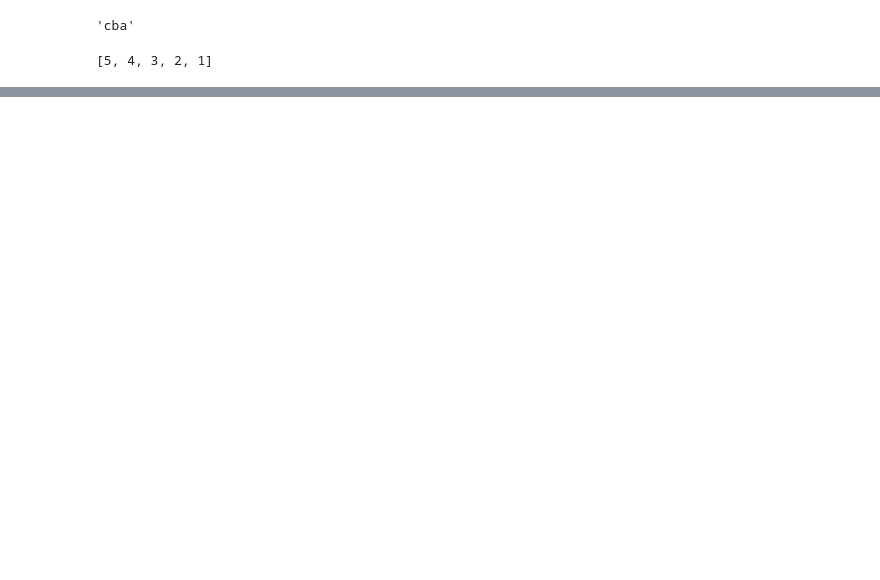
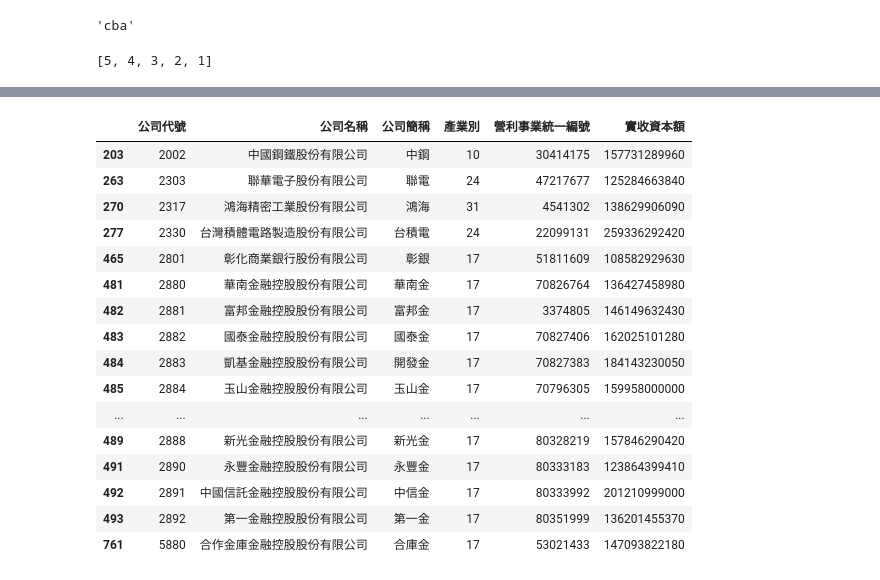
Before and after one commit to a0014939/20240829, a Jupyter notebook: 20240830.ipynb, the cells around one changed output, grey strips where cells are left out. Saved outputs shown, nothing was run; the diff lists cells and outputs as text; code cells hidden in the pictures; blank space fills up the shorter version.

```diff
--- a/20240830.ipynb
+++ b/20240830.ipynb
@@ -1002,0 +1296,4 @@ x[::-1]
+# %%
+url = "https://mopsfin.twse.com.tw/opendata/t187ap03_L.csv"
+# %%
+df = pd.read_csv(url)
@@ -1002,0 +1360,3 @@ x[::-1]
+# %%
+col = ['公司代號', '公司名稱', '公司簡稱', '產業別', '營利事業統一編號', '實收資本額']
+df = df[col]
@@ -1002,0 +1403,20 @@ x[::-1]
+# %%
+df[df['實收資本額']>100000000000]
+# %% [output]
+|  | 公司代號 | 公司名稱 | 公司簡稱 | 產業別 | 營利事業統一編號 | 實收資本額 |
+| 203 | 2002 | 中國鋼鐵股份有限公司 | 中鋼 | 10 | 30414175 | 157731289960 |
+| 263 | 2303 | 聯華電子股份有限公司 | 聯電 | 24 | 47217677 | 125284663840 |
+| 270 | 2317 | 鴻海精密工業股份有限公司 | 鴻海 | 31 | 4541302 | 138629906090 |
+| 277 | 2330 | 台灣積體電路製造股份有限公司 | 台積電 | 24 | 22099131 | 259336292420 |
+| 465 | 2801 | 彰化商業銀行股份有限公司 | 彰銀 | 17 | 51811609 | 108582929630 |
+| 481 | 2880 | 華南金融控股股份有限公司 | 華南金 | 17 | 70826764 | 136427458980 |
+| 482 | 2881 | 富邦金融控股股份有限公司 | 富邦金 | 17 | 3374805 | 146149632430 |
+| 483 | 2882 | 國泰金融控股股份有限公司 | 國泰金 | 17 | 70827406 | 162025101280 |
+| 484 | 2883 | 凱基金融控股股份有限公司 | 開發金 | 17 | 70827383 | 184143230050 |
+| 485 | 2884 | 玉山金融控股股份有限公司 | 玉山金 | 17 | 70796305 | 159958000000 |
+| ... | ... | ... | ... | ... | ... | ... |
+| 489 | 2888 | 新光金融控股股份有限公司 | 新光金 | 17 | 80328219 | 157846290420 |
+| 491 | 2890 | 永豐金融控股股份有限公司 | 永豐金 | 17 | 80333183 | 123864399410 |
+| 492 | 2891 | 中國信託金融控股股份有限公司 | 中信金 | 17 | 80333992 | 201210999000 |
+| 493 | 2892 | 第一金融控股股份有限公司 | 第一金 | 17 | 80351999 | 136201455370 |
+| 761 | 5880 | 合作金庫金融控股股份有限公司 | 合庫金 | 17 | 53021433 | 147093822180 |
```
Also changed, not shown: parts of 56 cells of this notebook.
